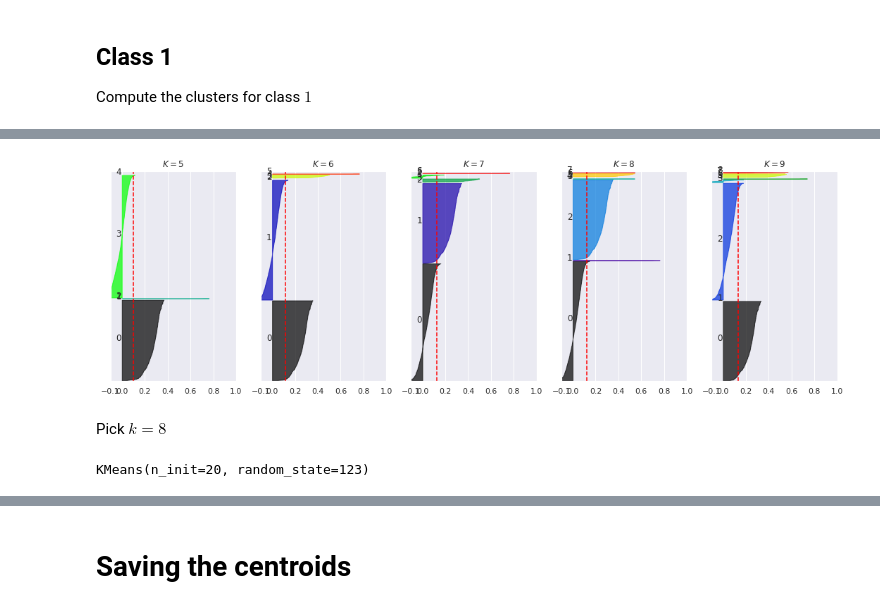
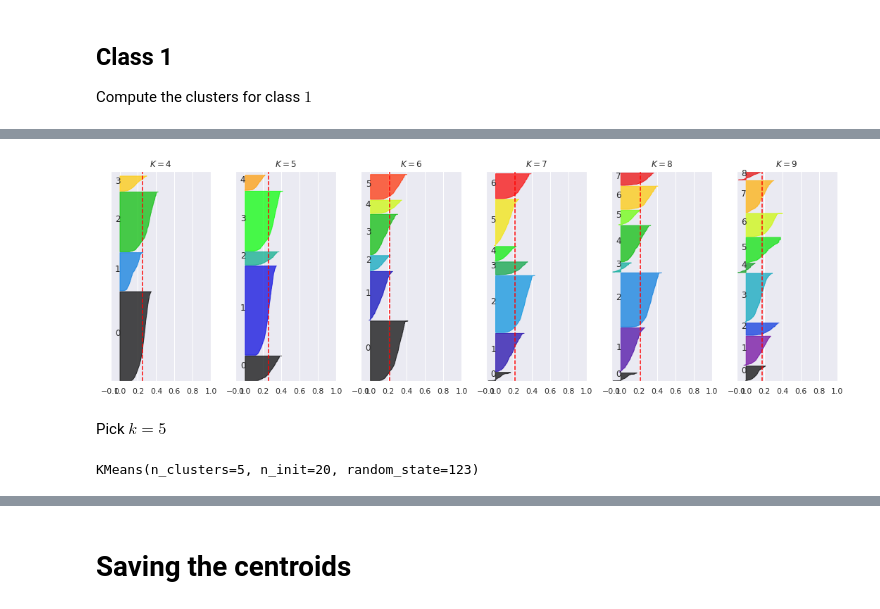
Before and after one commit to gerzin/mlem, a Jupyter notebook: notebooks/datasets/diva/DivaDatasetPreparation.ipynb, the cells around one changed output, grey strips where cells are left out. Drawn from its saved outputs; the diff is of its cells as text; code cells hidden in the pictures.

```diff
--- a/notebooks/datasets/diva/DivaDatasetPreparation.ipynb
+++ b/notebooks/datasets/diva/DivaDatasetPreparation.ipynb
@@ -215,0 +265,2 @@ numeric_copy_reduced['Target'] = target
+# %%
+numeric_zscore = numeric_copy_reduced[(np.abs(stats.zscore(numeric_copy_reduced)) < 3).all(axis=1)]
@@ -223,0 +336,3 @@ numeric_copy_reduced[feat_cols] = scaler.fit_transform(numeric_copy_reduced[feat
+# %%
+df_clean = numeric_zscore.copy()
+feat_cols = df_clean.columns[:-1]
@@ -224 +362,5 @@ numeric_copy_reduced[feat_cols] = scaler.fit_transform(numeric_copy_reduced[feat
+# %%
+df_minmax = df_clean.copy()
+minmax_scaler   = MinMaxScaler()
+df_minmax[feat_cols] = minmax_scaler.fit_transform(df_minmax[feat_cols])
 # %%
@@ -323,7 +465,7 @@ def plot_silouette(data, models):
 
     plt.tight_layout()
 # %%
-DATASET = numeric_copy_reduced
+DATASET = df_minmax
 # %% [markdown]
 ## Class 0
 Compute the clusters for class $0$
@@ -485,14 +593,14 @@ plt.show()
 # %%
-plot_silouette(ones[feat_cols], models_1[3:8])
+plot_silouette(ones[feat_cols], models_1[2:8])
 # %% [output]
-[figure, old version]
+[figure, new version]
 # %% [markdown]
-Pick $k = 8$
+Pick $k = 5$
 # %%
-kmeans_1 = models_1[6]
+kmeans_1 = models_1[3]
 print(kmeans_1)
 # %% [output]
-KMeans(n_init=20, random_state=123)
+KMeans(n_clusters=5, n_init=20, random_state=123)
 # %%
 clusters_1 = kmeans_1.predict(ones[feat_cols])
 centroids_1 = kmeans_1.cluster_centers_
```
Also changed, not shown: parts of 51 cells of this notebook, 9 other files.
